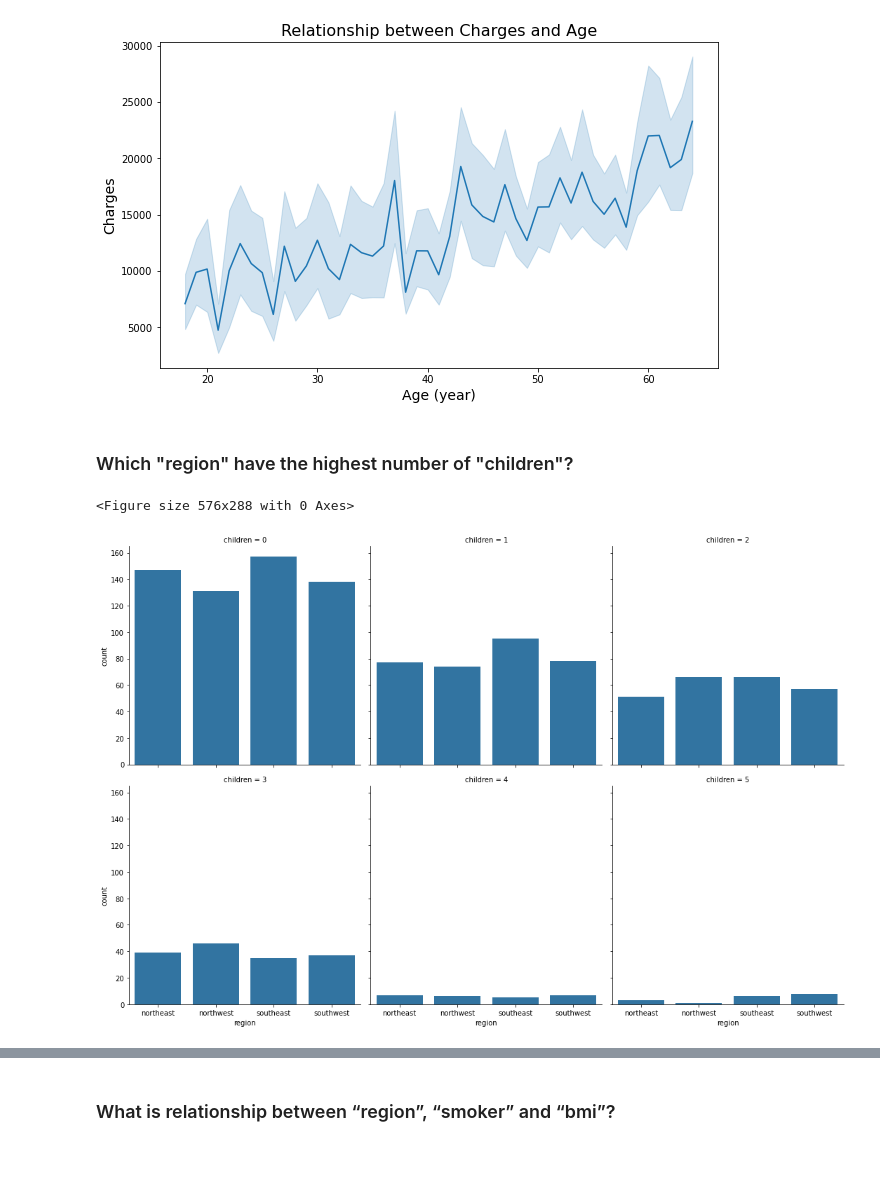
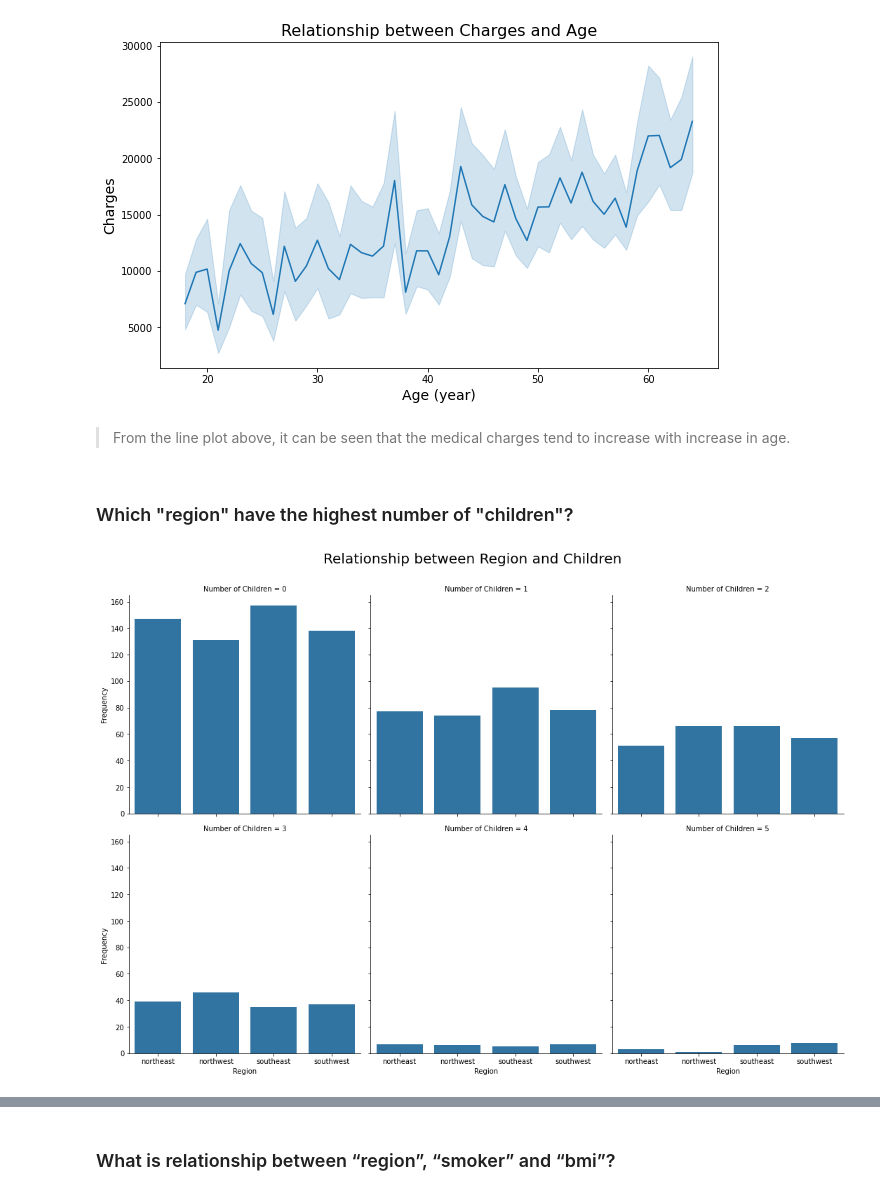
Before and after one commit to flowerfatih/Global_AI_TeamExplorer, a Jupyter notebook: medical_cost_analysis_TeamExplorer.ipynb, the cells around one changed output, grey strips where cells are left out. Drawn from its saved outputs; the diff is of its cells as text; code cells hidden in the pictures; blank space fills up the shorter version.

```diff
--- a/medical_cost_analysis_TeamExplorer.ipynb
+++ b/medical_cost_analysis_TeamExplorer.ipynb
@@ -336,19 +322,23 @@ plt.ylabel('Charges', fontsize=14)
 plt.title('Relationship between Charges and Age', fontsize=16);
 # %% [output]
 [figure]
+# %% [markdown]
+> From the line plot above, it can be seen that the medical charges tend to increase with increase in age.
 # %% [markdown]
 ### Which "region" have the highest number of "children"?
 # %%
 # plot bar chart
-plt.figure(figsize=[8, 4])
-sns.catplot(
+
+g = sns.catplot(
     data=df_clean,
     x='region',
     col='children',
     col_wrap=3,
     kind='count',
     color=base_color
 );
+g.set(xlabel='Region', ylabel='Frequency')
+g.set_titles("Number of Children = {col_name}", fontsize=14)
+g.fig.suptitle('Relationship between Region and Children', fontsize=20, y=1.05);
 # %% [output]
-<Figure size 576x288 with 0 Axes>
-[figure, old version]
+[figure, new version]
```
Also changed, not shown: parts of 22 cells of this notebook.
